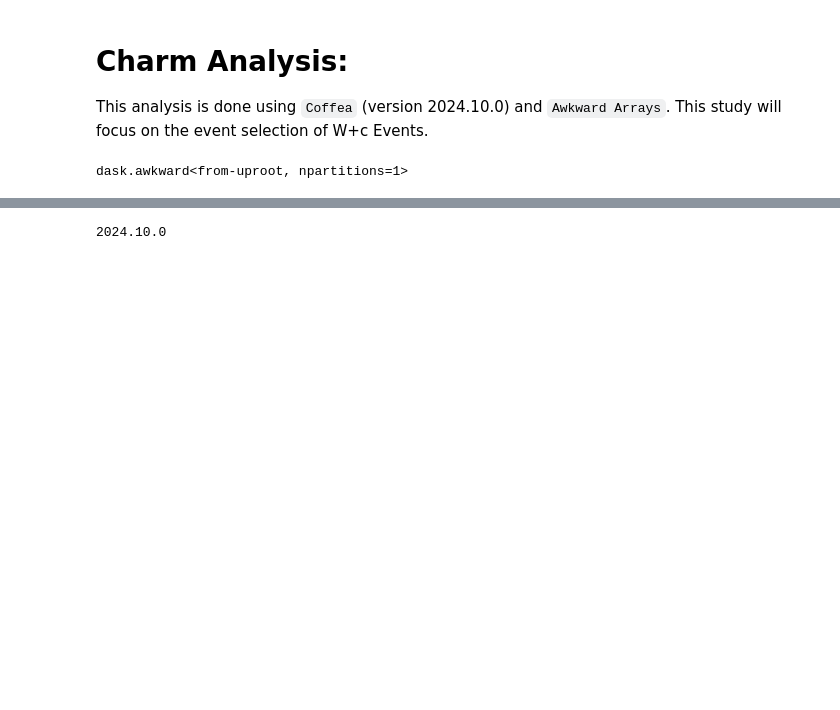
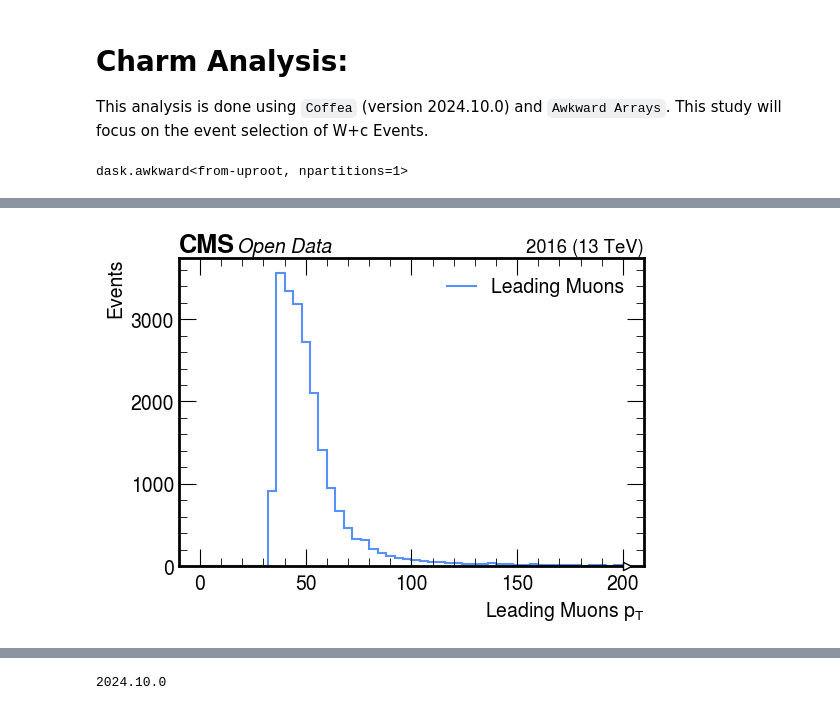
Before and after one commit to xondikoi03/charmTaggingAnalysis, a Jupyter notebook: Coffea/notebooks/charmAnalysis.ipynb, the cells around one changed output, grey strips where cells are left out. Drawn from its saved outputs; the diff is of its cells as text; code cells hidden in the pictures; blank space fills up the shorter version.

```diff
--- a/Coffea/notebooks/charmAnalysis.ipynb
+++ b/Coffea/notebooks/charmAnalysis.ipynb
@@ -203,0 +146,13 @@ make_hist(
+# %%
+# Leading Muons Pt:
+make_hist(
+    Leading_Muons_Clean_Pt,
+    50, 0, 200,
+    "Leading Muons $p_{T}$",
+    "Events",
+    "Leading Muons",
+    fname=None,
+    logy=False
+)
+# %% [output]
+[figure, added]
```
Also changed, not shown: parts of 11 cells of this notebook, 5 other files.
